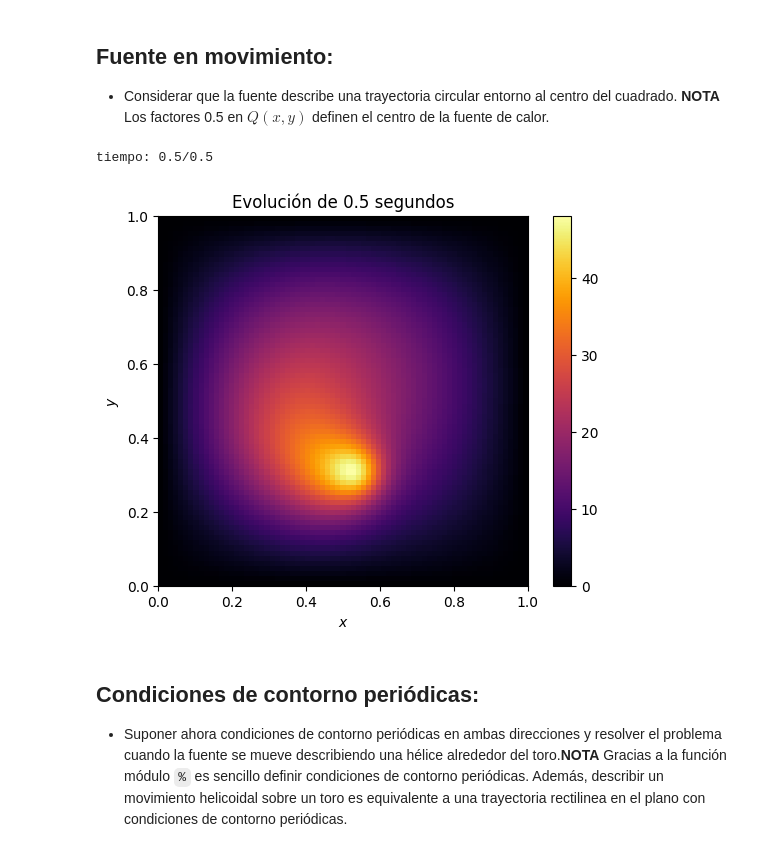
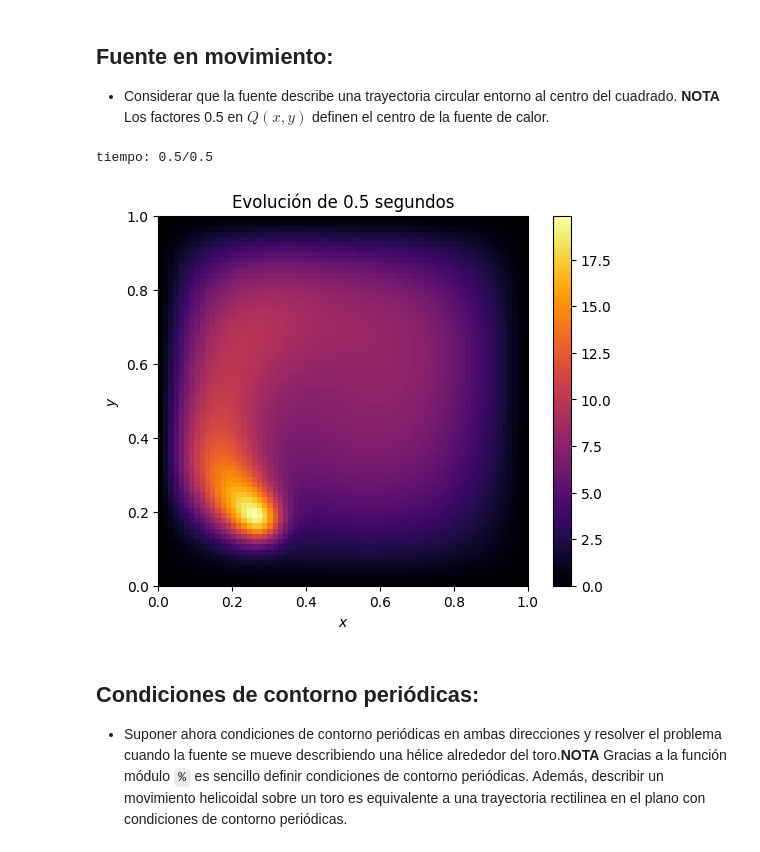
Before and after one commit to guillediaaazz/fiscomp-practices, a Jupyter notebook: P3/calor_plano-enunciado.ipynb, the cells around one changed output. Saved outputs shown, nothing was run; the diff lists cells and outputs as text; code cells hidden in the pictures.

```diff
--- a/P3/calor_plano-enunciado.ipynb
+++ b/P3/calor_plano-enunciado.ipynb
@@ -108,11 +108,11 @@ gridResolution = int(boxSize / gridSize)    # calculamos la cantidad de puntos q
 gridSize = boxSize / gridResolution         # volvemos a calcular el tamaño de la rejilla para que se ajuste correctamente a la resolución
 
 # Inicializamos la rejilla de valores de temperatura
-temperatureGrid = zeros([gridResolution+3, gridResolution+3], float)    # usamos +3 para poder tener temperaturas no nulas en los extremos
+temperatureGrid = zeros([gridResolution+1, gridResolution+1], float)
 
 # Fuente de calor
-x = linspace(-gridSize, boxSize+gridSize, gridResolution+3)             # extendemos los linspace por la misma razón
-y = linspace(-gridSize, boxSize+gridSize, gridResolution+3)             #
+x = linspace(0, boxSize, gridResolution+1)
+y = linspace(0, boxSize, gridResolution+1)
 x, y = meshgrid(x, y)
 
 heat = heatSource(x, y)
@@ -128,19 +128,17 @@ show()
 timeMax = 0.5
 time = 0
 while time < timeMax:
-    # Evolución central y de los extremos
-    term1 = temperatureGrid[2:gridResolution+3, 1:gridResolution+2] - 2*temperatureGrid[1:gridResolution+2, 1:gridResolution+2] + temperatureGrid[0:gridResolution+1, 1:gridResolution+2]
-    term2 = temperatureGrid[1:gridResolution+2, 2:gridResolution+3] - 2*temperatureGrid[1:gridResolution+2, 1:gridResolution+2] + temperatureGrid[1:gridResolution+2, 0:gridResolution+1]
+    term1 = temperatureGrid[2:gridResolution+1, 1:gridResolution] - 2*temperatureGrid[1:gridResolution, 1:gridResolution] + temperatureGrid[0:gridResolution-1, 1:gridResolution]
+    term2 = temperatureGrid[1:gridResolution, 2:gridResolution+1] - 2*temperatureGrid[1:gridResolution, 1:gridResolution] + temperatureGrid[1:gridResolution, 0:gridResolution-1]
     evolutionTerm = timeStep * diffusivity * (term1 + term2) / gridSize**2
-    heatTerm = timeStep * heat[1:gridResolution+2, 1:gridResolution+2]
-    temperatureGrid[1:gridResolution+2, 1:gridResolution+2] = temperatureGrid[1:gridResolution+2, 1:gridResolution+2] + heatTerm + evolutionTerm
+    heatTerm = timeStep * heat[1:gridResolution, 1:gridResolution]
+    temperatureGrid[1:gridResolution, 1:gridResolution] = temperatureGrid[1:gridResolution, 1:gridResolution] + heatTerm + evolutionTerm
 
     time += timeStep
     print(f"tiempo: {round(time,4)}/{timeMax} {' '*20}", end='\r')
 
 # Representación
-imshow(temperatureGrid[1:-1,1:-1], extent=[0,boxSize, 0,boxSize], cmap='inferno', origin='lower')
-# imshow(temperatureGrid[-11:-1,-11:-1], extent=[0,boxSize, 0,boxSize], cmap='inferno', origin='lower')
+imshow(temperatureGrid, extent=[0,boxSize, 0,boxSize], cmap='inferno', origin='lower')
 colorbar()
 xlabel('$x$')
 ylabel('$y$')
@@ -168,52 +166,52 @@ gridResolution = int(boxSize / gridSize)    # calculamos la cantidad de puntos q
 gridSize = boxSize / gridResolution         # volvemos a calcular el tamaño de la rejilla para que se ajuste correctamente a la resolución
 
 # Inicializamos la rejilla de valores de temperatura
-temperatureGrid = zeros([gridResolution+3, gridResolution+3], float)
+temperatureGrid = zeros([gridResolution+1, gridResolution+1], float)
 
 # Fuente de calor
-x = linspace(0, boxSize, gridResolution+3)
-y = linspace(0, boxSize, gridResolution+3)
+x = linspace(0, boxSize, gridResolution+1)
+y = linspace(0, boxSize, gridResolution+1)
 x, y = meshgrid(x, y)
-angularVelocity = 500
-radius = 0.2
+angularVelocity = 800
+radius = 0.4
 
 def xCos(time: float, radius: float, angularVelocity: float):
     x0 = radius * cos(angularVelocity * time) + 0.5
     return x0
 
 def ySin(time: float, radius: float, angularVelocity: float):
     y0 = radius * sin(angularVelocity * time) + 0.5
     return y0
 
 # Loop principal
 timeMax = 0.5
 time = 0
 while time < timeMax:
     # Cálculo de la fuente de calor para el instante
     x0 = xCos(time, radius, angularVelocity)
     y0 = ySin(time, radius, angularVelocity)
     heat = heatSource(x, y, x0, y0)
 
     # Evolución del calor
-    term1 = temperatureGrid[2:gridResolution+3, 1:gridResolution+2] - 2*temperatureGrid[1:gridResolution+2, 1:gridResolution+2] + temperatureGrid[0:gridResolution+1, 1:gridResolution+2]
-    term2 = temperatureGrid[1:gridResolution+2, 2:gridResolution+3] - 2*temperatureGrid[1:gridResolution+2, 1:gridResolution+2] + temperatureGrid[1:gridResolution+2, 0:gridResolution+1]
+    term1 = temperatureGrid[2:gridResolution+1, 1:gridResolution] - 2*temperatureGrid[1:gridResolution, 1:gridResolution] + temperatureGrid[0:gridResolution-1, 1:gridResolution]
+    term2 = temperatureGrid[1:gridResolution, 2:gridResolution+1] - 2*temperatureGrid[1:gridResolution, 1:gridResolution] + temperatureGrid[1:gridResolution, 0:gridResolution-1]
     evolutionTerm = timeStep * diffusivity * (term1 + term2) / gridSize**2
-    heatTerm = timeStep * heat[1:gridResolution+2, 1:gridResolution+2]
-    temperatureGrid[1:gridResolution+2, 1:gridResolution+2] = temperatureGrid[1:gridResolution+2, 1:gridResolution+2] + heatTerm + evolutionTerm
+    heatTerm = timeStep * heat[1:gridResolution, 1:gridResolution]
+    temperatureGrid[1:gridResolution, 1:gridResolution] = temperatureGrid[1:gridResolution, 1:gridResolution] + heatTerm + evolutionTerm
 
     time += timeStep
     print(f"tiempo: {round(time,4)}/{timeMax} {' '*20}", end='\r')
 
 # Representación
 imshow(temperatureGrid, extent=[0,boxSize, 0,boxSize], cmap='inferno', origin='lower')
 colorbar()
 xlabel('$x$')
 ylabel('$y$')
 title(f'Evolución de {timeMax} segundos')
 show()
 # %% [output]
 tiempo: 0.5/0.5
-[figure, old version]
+[figure, new version]
 # %% [markdown]
 ## Condiciones de contorno periódicas:
 
```
Also changed, not shown: parts of 2 cells of this notebook.
